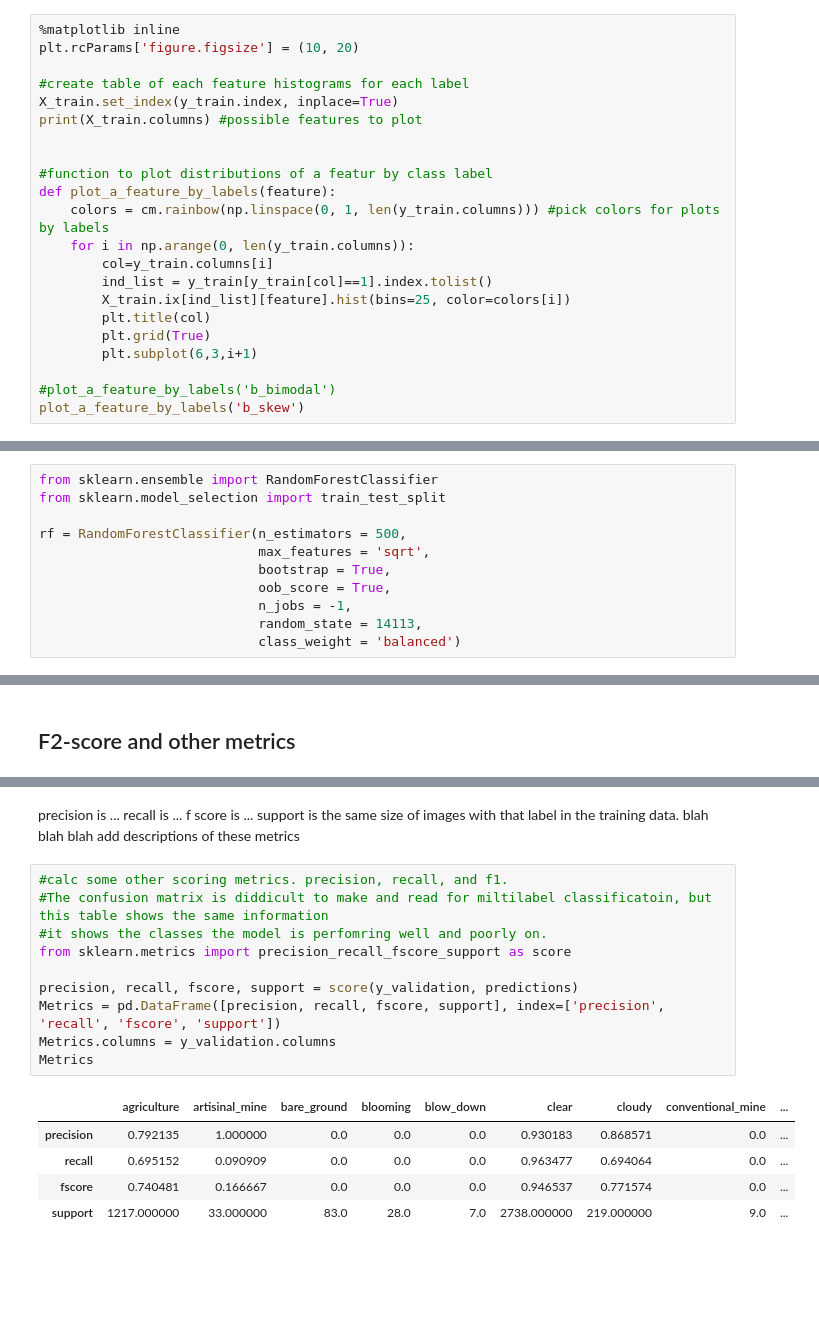
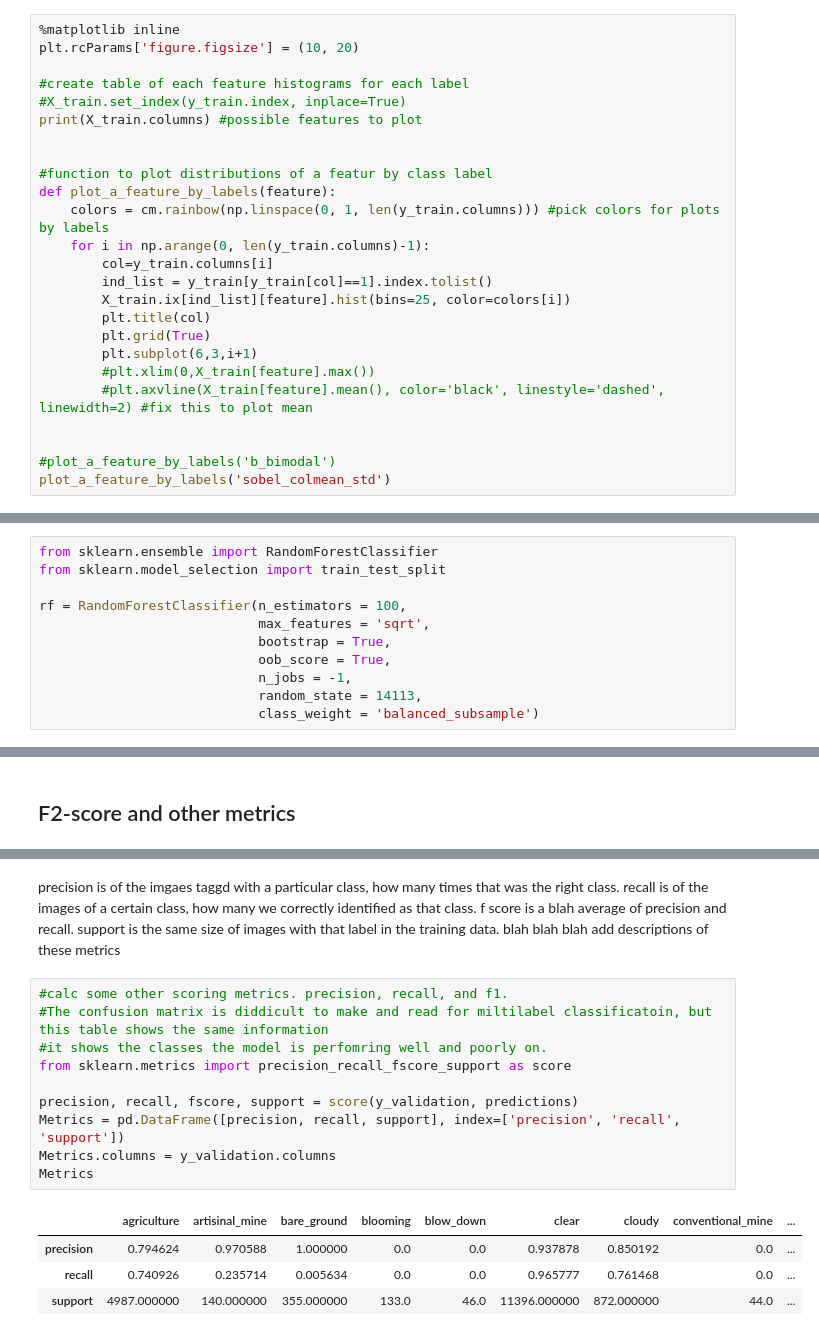
Before and after one commit to alineberry/kaggle_UnderstandingAmazonFromSpace, a Jupyter notebook: develop/claire-lab-notebook.ipynb, the cells around one changed output, grey strips where cells are left out. Saved outputs shown, nothing was run; the diff lists cells and outputs as text; blank space fills up the shorter version.

```diff
--- a/develop/claire-lab-notebook.ipynb
+++ b/develop/claire-lab-notebook.ipynb
@@ -169,23 +173,26 @@ Check out the features that were made... See if they describe separation of  cla
 plt.rcParams['figure.figsize'] = (10, 20)
 
 #create table of each feature histograms for each label
-X_train.set_index(y_train.index, inplace=True)
+#X_train.set_index(y_train.index, inplace=True)
 print(X_train.columns) #possible features to plot
 
 
 #function to plot distributions of a featur by class label
 def plot_a_feature_by_labels(feature):
     colors = cm.rainbow(np.linspace(0, 1, len(y_train.columns))) #pick colors for plots by labels
-    for i in np.arange(0, len(y_train.columns)):
+    for i in np.arange(0, len(y_train.columns)-1):
         col=y_train.columns[i]
         ind_list = y_train[y_train[col]==1].index.tolist()
         X_train.ix[ind_list][feature].hist(bins=25, color=colors[i])
         plt.title(col)
         plt.grid(True)
         plt.subplot(6,3,i+1)
+        #plt.xlim(0,X_train[feature].max())
+        #plt.axvline(X_train[feature].mean(), color='black', linestyle='dashed', linewidth=2) #fix this to plot mean
+
 
 #plot_a_feature_by_labels('b_bimodal')
-plot_a_feature_by_labels('b_skew')
+plot_a_feature_by_labels('sobel_colmean_std')
 # %% [output]
 Index(['b_bimodal', 'b_kurtosis', 'b_max', 'b_mean', 'b_min', 'b_skew',
        'b_std', 'g_bimodal', 'g_kurtosis', 'g_max', 'g_mean', 'g_min',
@@ -226,13 +233,13 @@ dtype: int64
 from sklearn.ensemble import RandomForestClassifier
 from sklearn.model_selection import train_test_split
 
-rf = RandomForestClassifier(n_estimators = 500,
+rf = RandomForestClassifier(n_estimators = 100,
                             max_features = 'sqrt',
                             bootstrap = True,
                             oob_score = True,
                             n_jobs = -1,
                             random_state = 14113,
-                            class_weight = 'balanced')
+                            class_weight = 'balanced_subsample')
 # %%
 rf.fit(X_train, y_train)
 # %% [output]
@@ -283,22 +290,21 @@ fbeta_score(np.asarray(y_validation), predictions, beta=2, average='samples')
 # %% [markdown]
-precision is ...
-recall is ...
-f score is ...
+precision is  of the imgaes taggd with a particular class, how many times that was the right class.
+recall is of the images of a certain class, how many we correctly identified as that class.
+f score is a blah average of precision and recall.
 support is the same size of images with that label in the training data.
 blah blah blah add descriptions of these metrics
 # %%
 #calc some other scoring metrics. precision, recall, and f1.
 #The confusion matrix is diddicult to make and read for miltilabel classificatoin, but this table shows the same information
 #it shows the classes the model is perfomring well and poorly on.
 from sklearn.metrics import precision_recall_fscore_support as score
 
 precision, recall, fscore, support = score(y_validation, predictions)
-Metrics = pd.DataFrame([precision, recall, fscore, support], index=['precision', 'recall', 'fscore', 'support'])
+Metrics = pd.DataFrame([precision, recall, support], index=['precision', 'recall', 'support'])
 Metrics.columns = y_validation.columns
 Metrics
 # %% [output]
 |  | agriculture | artisinal_mine | bare_ground | blooming | blow_down | clear | cloudy | conventional_mine | ... |
-| precision | 0.792135 | 1.000000 | 0.0 | 0.0 | 0.0 | 0.930183 | 0.868571 | 0.0 | ... |
-| recall | 0.695152 | 0.090909 | 0.0 | 0.0 | 0.0 | 0.963477 | 0.694064 | 0.0 | ... |
-| fscore | 0.740481 | 0.166667 | 0.0 | 0.0 | 0.0 | 0.946537 | 0.771574 | 0.0 | ... |
-| support | 1217.000000 | 33.000000 | 83.0 | 28.0 | 7.0 | 2738.000000 | 219.000000 | 9.0 | ... |
+| precision | 0.794624 | 0.970588 | 1.000000 | 0.0 | 0.0 | 0.937878 | 0.850192 | 0.0 | ... |
+| recall | 0.740926 | 0.235714 | 0.005634 | 0.0 | 0.0 | 0.965777 | 0.761468 | 0.0 | ... |
+| support | 4987.000000 | 140.000000 | 355.000000 | 133.0 | 46.0 | 11396.000000 | 872.000000 | 44.0 | ... |
```
Also changed, not shown: parts of 30 cells of this notebook, 2 other files.
